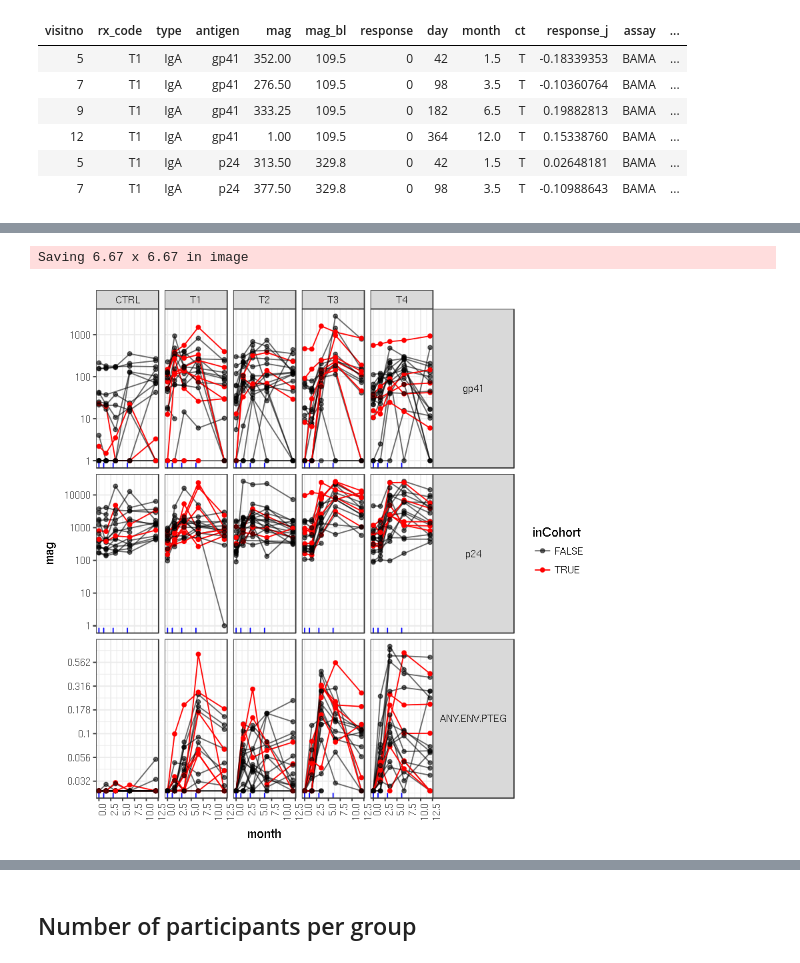
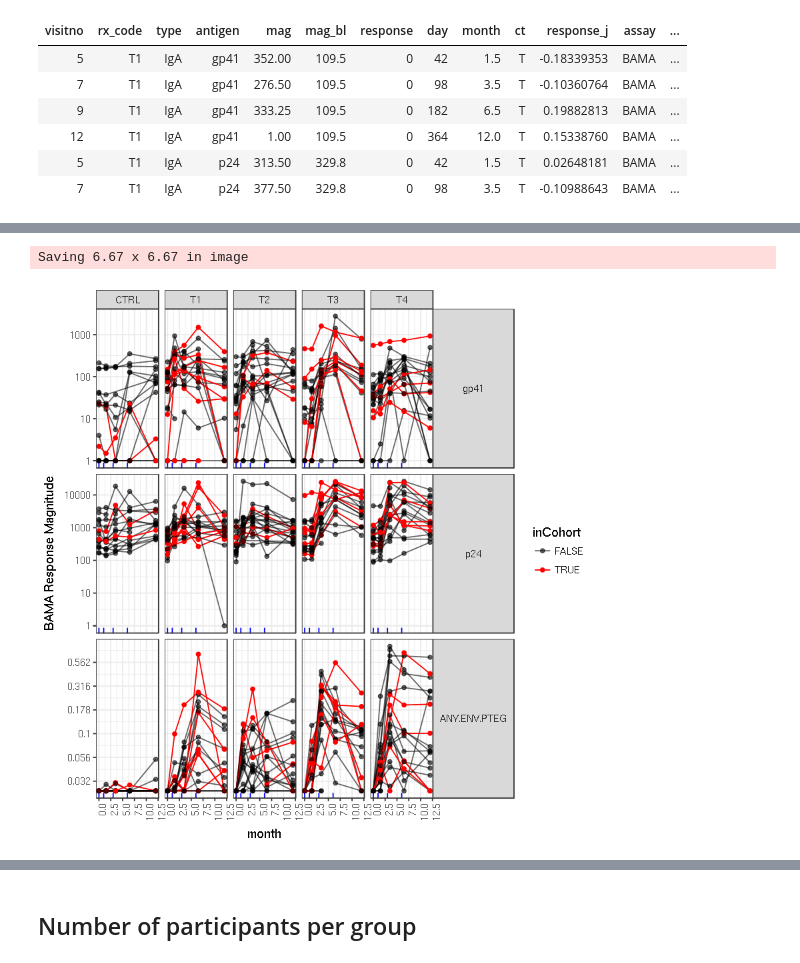
Before and after one commit to cramjaco/Nyvac_096_Microbiome, a Jupyter notebook: Mar2018_096.ipynb, the cells around one changed output, grey strips where cells are left out. Drawn from its saved outputs; the diff is of its cells as text; code cells hidden in the pictures.

```diff
--- a/Mar2018_096.ipynb
+++ b/Mar2018_096.ipynb
@@ -717,29 +718,30 @@ Saving 6.67 x 6.67 in image
 # %%
 iggplot <- immune.data %>%
 mutate(inCohort = pub_id %in% microbiomeCohort) %>%
 filter(type %in% c('IgA', 'CD4+') & antigen %in% c(ants2, 'ANY.ENV.PTEG'))%>%
 mutate(antigen = factor(antigen, levels = c(ants2, 'ANY.ENV.PTEG'))) %>% # reorder facets
 ggplot(aes(x = month, y =mag, group = pub_id, colour = inCohort, alpha = inCohort)) +
 geom_line() +
 geom_point() +
 geom_rug(data = vac, aes(x = month), inherit.aes = F, color = 'blue') +
 facet_grid(antigen ~ rx_code, labeller = label_wrap_gen(), scales = 'free_y') +
 theme_bw() +
 theme(strip.text.y = element_text(angle = 0),
       axis.text.x = element_text(angle = 90, hjust = 1)) +
 scale_y_log10(breaks = 10^c(
     seq(from = -2, to = 0, by = 0.25), seq(from = 0, to = 5, by = 1)
 ), labels = function(x) round(as.numeric(x), digits=3)) +
 scale_colour_manual(values = c("black", "red")) +
-scale_alpha_manual(values = c(.6, 1))
+scale_alpha_manual(values = c(.6, 1)) +
+labs(y = "BAMA Response Magnitude")
 
 iggplot
 
 ggsave('figures/useIgACD4AllParticipants.png')
 # To fix. Control groups don't show up in this version.
 # %% [output]
 Saving 6.67 x 6.67 in image
-[figure, old version]
+[figure, new version]
 # %%
 iggplot <- donor.immune %>% filter(type == 'IgG', antigen %in% c(ants1, ants2)) %>%
 mutate(antigen = factor(antigen, levels = c(ants2, ants1))) %>% # reorder facets
```
Also changed, not shown: parts of 39 cells of this notebook, 26 other files.
